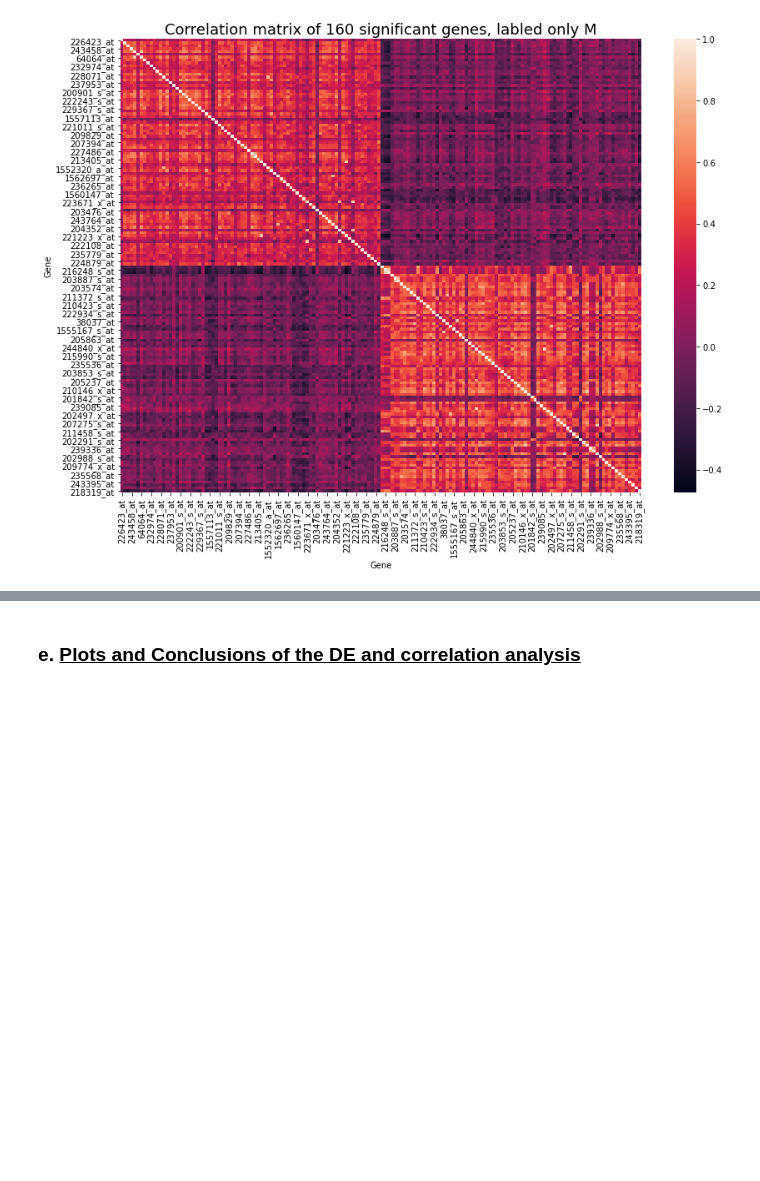
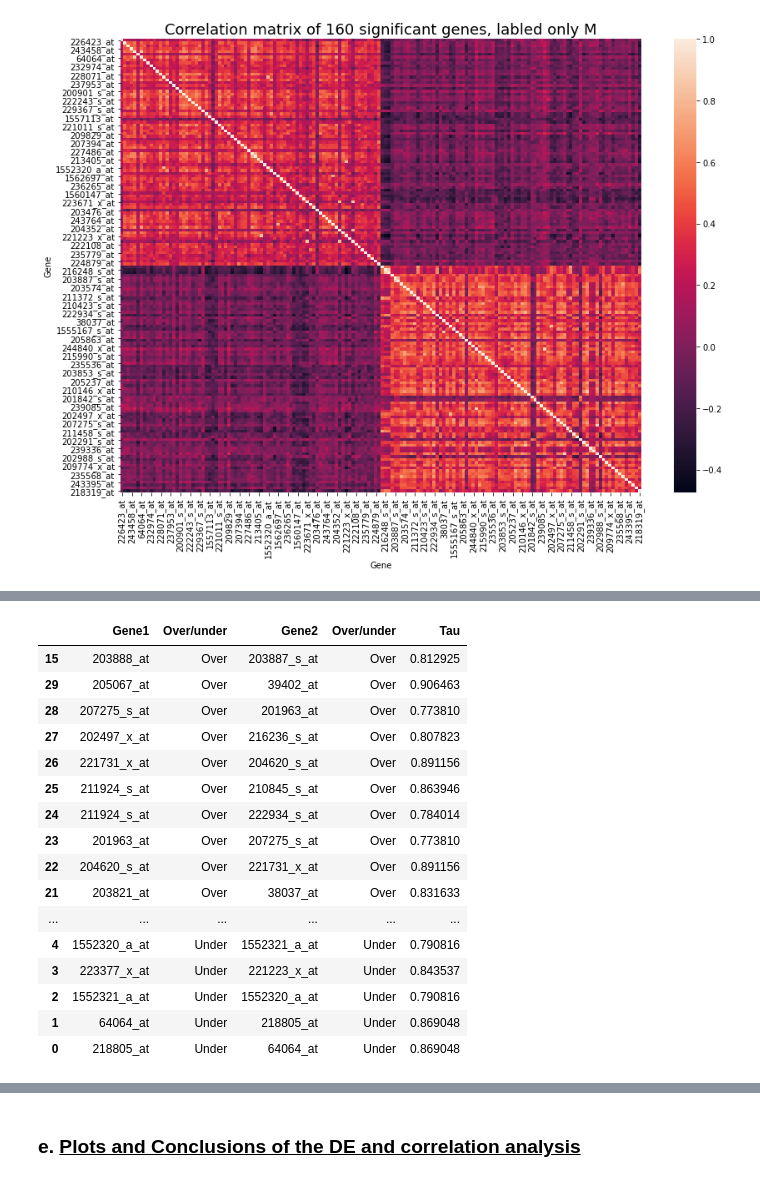
Before and after one commit to gilzeevi25/Statistics_Data_analysis, a Jupyter notebook: hw4/hw4.ipynb, the cells around one changed output, grey strips where cells are left out. Cells and saved outputs as stored; diff of their text form; code cells hidden in the pictures; blank space fills up the shorter version.

```diff
--- a/hw4/hw4.ipynb
+++ b/hw4/hw4.ipynb
@@ -556,0 +576,3 @@ Text(104.09375, 0.5, 'Gene')
+# %%
+tau_p = 0.75
+tau_n = -0.46
@@ -556,0 +615,27 @@ Text(104.09375, 0.5, 'Gene')
+# %%
+tau_p = 0.766
+tau_n = -0.375
+# %%
+m1 = D_mat < 1
+m2 =  D_mat >tau_p
+m3 = D_mat < tau_n
+signfi = D_mat[m3 | (m1 & m2)]
+trii = signfi.where(pd.notnull(signfi), -999)
+lst_neg = []
+lst_pos = []
+for i in range(trii.shape[0]):
+    for j in range(trii.shape[0]):
+        if (trii.iloc[i,j] > -999) and (trii.iloc[i,j] < 0):
+            expr1 = "Under" if D[D.Gene == trii.index[i]].values[0,1] < 0 else "Over"
+            expr2 = "Under" if D[D.Gene == trii.columns[j]].values[0,1] < 0 else "Over"
+            lst_neg.append((trii.index[i],expr1,trii.columns[j],expr2,trii.iloc[i,j]))
+        elif trii.iloc[i,j] > 0:
+            expr1 = "Under" if D[D.Gene == trii.index[i]].values[0,1] < 0 else "Over"
+            expr2 = "Under" if D[D.Gene == trii.columns[j]].values[0,1] < 0 else "Over"
+            lst_pos.append((trii.index[i],expr1,trii.columns[j],expr2,trii.iloc[i,j]))
+print(" Number of paired Genes with tau > {0} : {1} ".format(tau_p,len(lst_pos)))
+print(" Number of paired Genes with tau < {0} : {1} ".format(tau_n,len(lst_neg)))
+tau_p_df = pd.DataFrame(lst_pos).sort_values(by = 1)
+tau_p_df.columns = ["Gene1","Over/under","Gene2","Over/under","Tau"]
+tau_n_df = pd.DataFrame(lst_neg).sort_values(by = 1)
+tau_n_df.columns = ["Gene1","Over/under","Gene2","Over/under","Tau"]
@@ -556,0 +648,20 @@ Text(104.09375, 0.5, 'Gene')
+# %%
+tau_p_df
+# %% [output]
+|  | Gene1 | Over/under | Gene2 | Over/under | Tau |
+| 15 | 203888_at | Over | 203887_s_at | Over | 0.812925 |
+| 29 | 205067_at | Over | 39402_at | Over | 0.906463 |
+| 28 | 207275_s_at | Over | 201963_at | Over | 0.773810 |
+| 27 | 202497_x_at | Over | 216236_s_at | Over | 0.807823 |
+| 26 | 221731_x_at | Over | 204620_s_at | Over | 0.891156 |
+| 25 | 211924_s_at | Over | 210845_s_at | Over | 0.863946 |
+| 24 | 211924_s_at | Over | 222934_s_at | Over | 0.784014 |
+| 23 | 201963_at | Over | 207275_s_at | Over | 0.773810 |
+| 22 | 204620_s_at | Over | 221731_x_at | Over | 0.891156 |
+| 21 | 203821_at | Over | 38037_at | Over | 0.831633 |
+| ... | ... | ... | ... | ... | ... |
+| 4 | 1552320_a_at | Under | 1552321_a_at | Under | 0.790816 |
+| 3 | 223377_x_at | Under | 221223_x_at | Under | 0.843537 |
+| 2 | 1552321_a_at | Under | 1552320_a_at | Under | 0.790816 |
+| 1 | 64064_at | Under | 218805_at | Under | 0.869048 |
+| 0 | 218805_at | Under | 64064_at | Under | 0.869048 |
```
Also changed, not shown: parts of 37 cells of this notebook.
